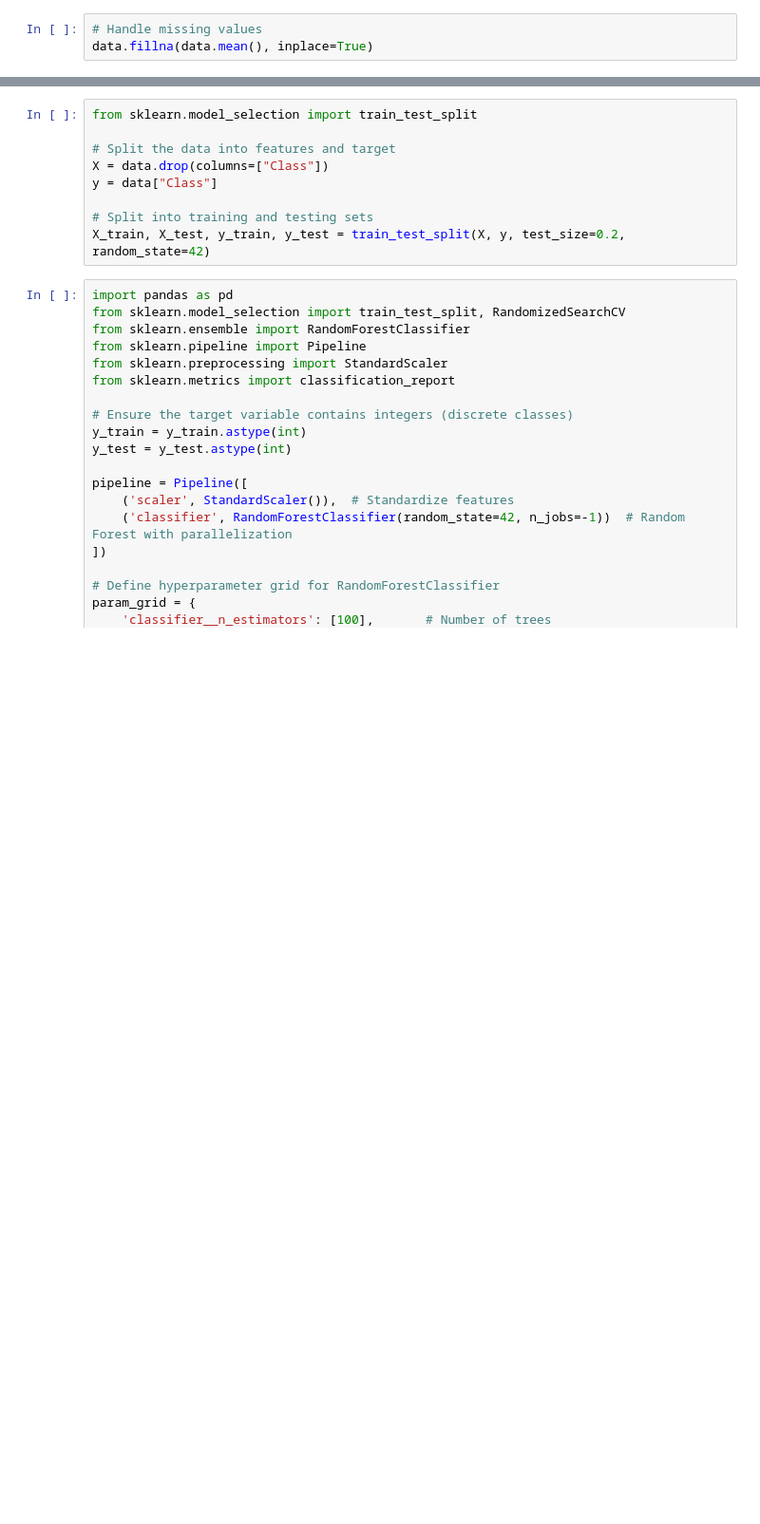
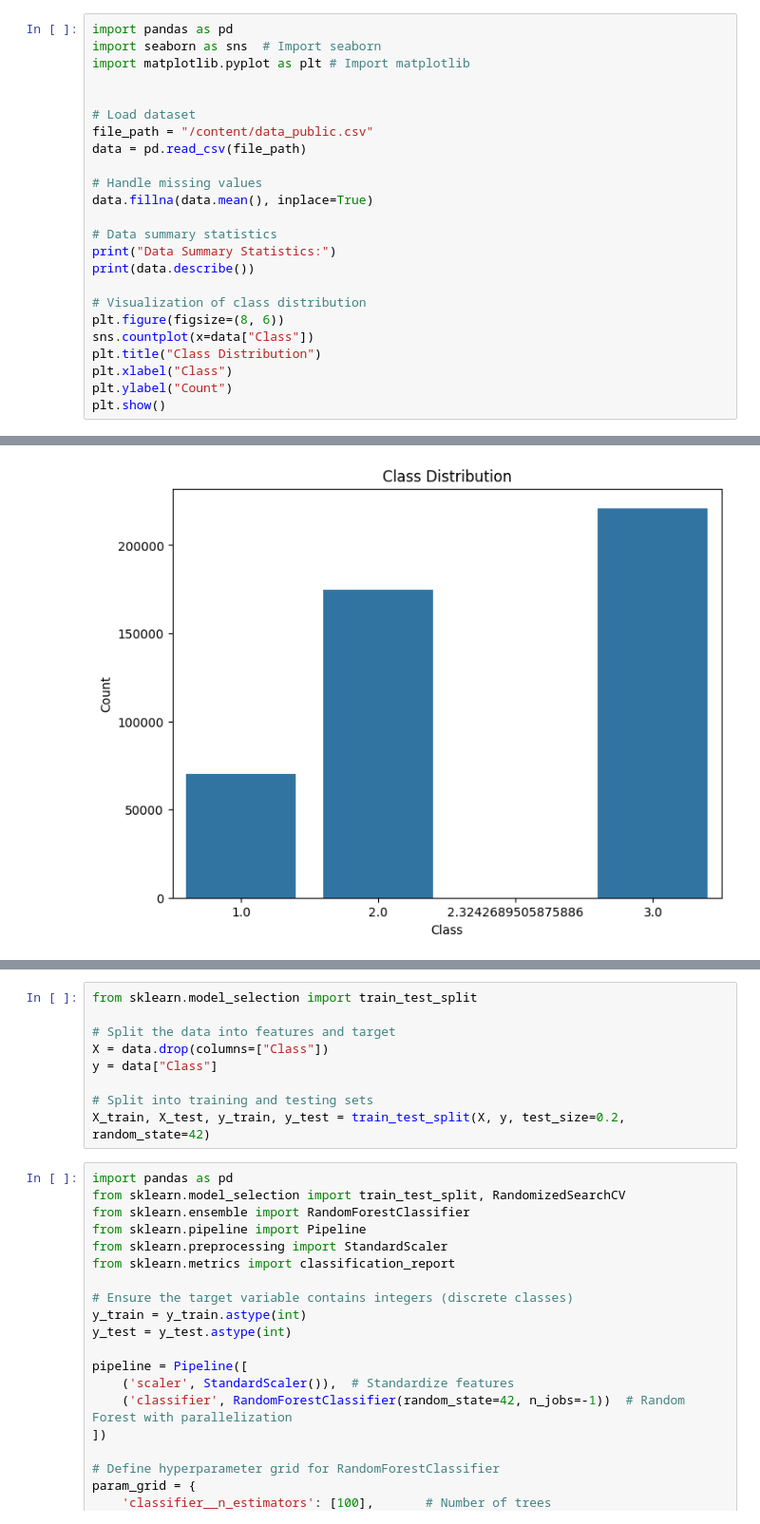
Before and after one commit to Lavakumar14/DPA, a Jupyter notebook: FinalProject_DPA.ipynb, the cells around one changed output, grey strips where cells are left out. Shown: that part at 95% size. Saved outputs shown, nothing was run; the diff lists cells and outputs as text; blank space fills up the shorter version.

```diff
--- a/FinalProject_DPA.ipynb
+++ b/FinalProject_DPA.ipynb
@@ -55,6 +55,28 @@ Data columns (total 16 columns):
 2 -56.924996   -4.675187   -1.027830    2.0
 3 -15.469156  135.265859  149.212489    3.0
 4 -15.128604  148.368622  147.492663    3.0
-# %%
-# Handle missing values
-data.fillna(data.mean(), inplace=True)
+# %%
+import pandas as pd
+import seaborn as sns  # Import seaborn
+import matplotlib.pyplot as plt # Import matplotlib
+
+
+# Load dataset
+file_path = "/content/data_public.csv"
+data = pd.read_csv(file_path)
+
+# Handle missing values
+data.fillna(data.mean(), inplace=True)
+
+# Data summary statistics
+print("Data Summary Statistics:")
+print(data.describe())
+
+# Visualization of class distribution
+plt.figure(figsize=(8, 6))
+sns.countplot(x=data["Class"])
+plt.title("Class Distribution")
+plt.xlabel("Class")
+plt.ylabel("Count")
+plt.show()
+# %% [output]
@@ -60,0 +100 @@ data.fillna(data.mean(), inplace=True)
+[figure, added]
```
Also changed, not shown: parts of 14 cells of this notebook.
